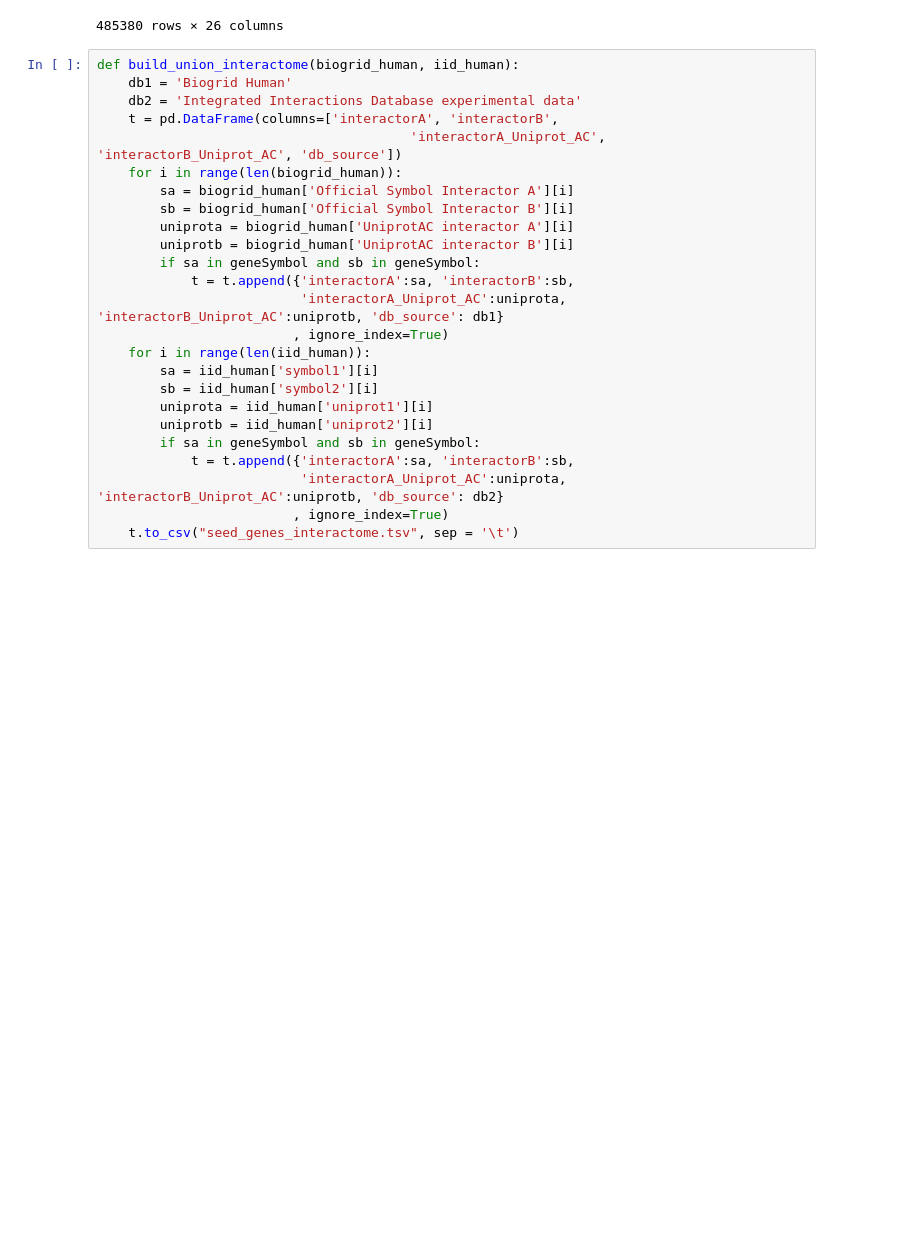
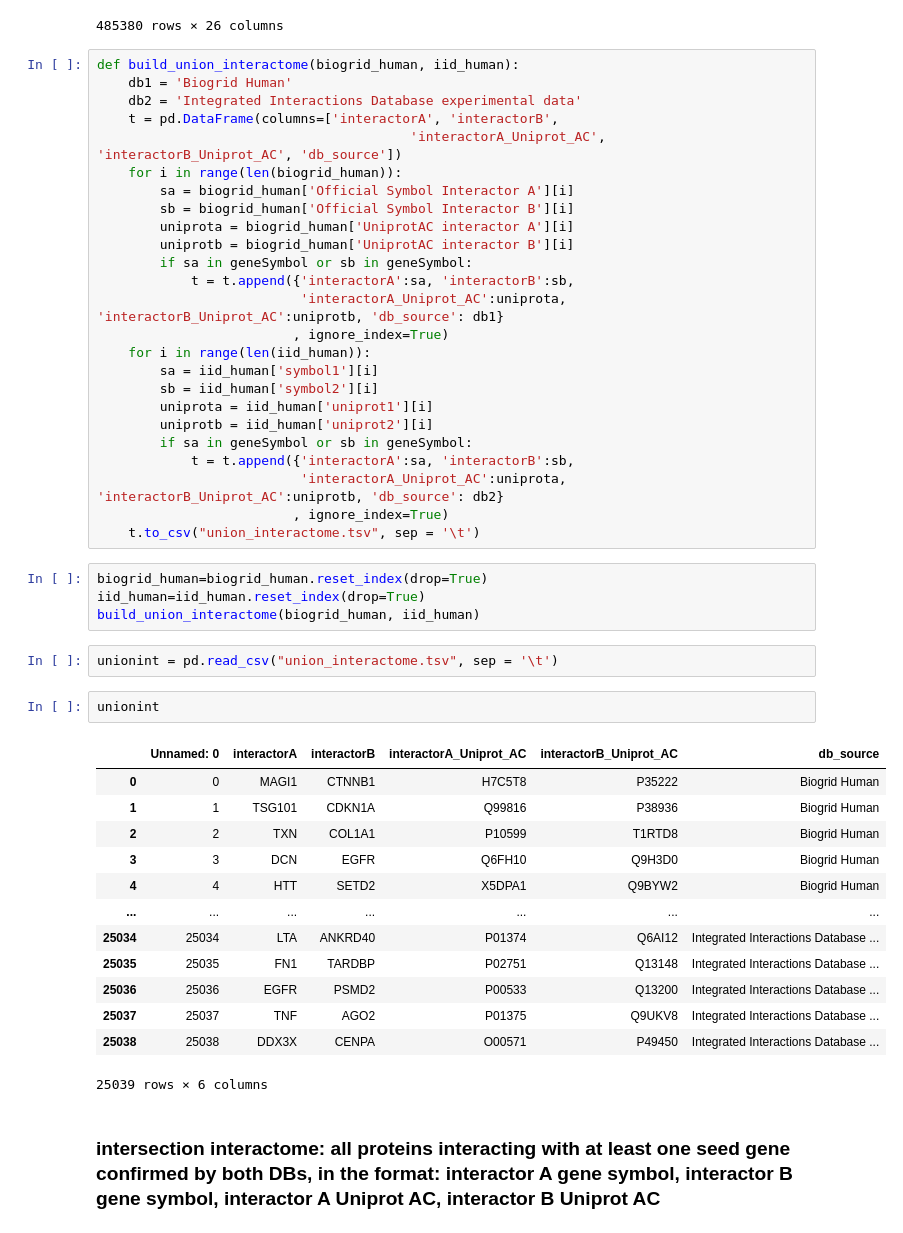
Before and after one commit to giuliacassara/Malignant-Mesothelioma, a Jupyter notebook: Analysis.ipynb, the cells around one changed output. Saved outputs shown, nothing was run; the diff lists cells and outputs as text; blank space fills up the shorter version.

```diff
--- a/Analysis.ipynb
+++ b/Analysis.ipynb
@@ -834,7 +834,7 @@ def build_union_interactome(biogrid_human, iid_human):
         sb = biogrid_human['Official Symbol Interactor B'][i]
         uniprota = biogrid_human['UniprotAC interactor A'][i]
         uniprotb = biogrid_human['UniprotAC interactor B'][i]
-        if sa in geneSymbol and sb in geneSymbol:
+        if sa in geneSymbol or sb in geneSymbol:
             t = t.append({'interactorA':sa, 'interactorB':sb,
                           'interactorA_Uniprot_AC':uniprota, 'interactorB_Uniprot_AC':uniprotb, 'db_source': db1}
                          , ignore_index=True)
@@ -843,8 +843,32 @@ def build_union_interactome(biogrid_human, iid_human):
         sb = iid_human['symbol2'][i]
         uniprota = iid_human['uniprot1'][i]
         uniprotb = iid_human['uniprot2'][i]
-        if sa in geneSymbol and sb in geneSymbol:
+        if sa in geneSymbol or sb in geneSymbol:
             t = t.append({'interactorA':sa, 'interactorB':sb,
                           'interactorA_Uniprot_AC':uniprota, 'interactorB_Uniprot_AC':uniprotb, 'db_source': db2}
                          , ignore_index=True)
-    t.to_csv("seed_genes_interactome.tsv", sep = '\t')
+    t.to_csv("union_interactome.tsv", sep = '\t')
+# %%
+biogrid_human=biogrid_human.reset_index(drop=True)
+iid_human=iid_human.reset_index(drop=True)
+build_union_interactome(biogrid_human, iid_human)
+# %%
+unionint = pd.read_csv("union_interactome.tsv", sep = '\t')
+# %%
+unionint
+# %% [output]
+|  | Unnamed: 0 | interactorA | interactorB | interactorA_Uniprot_AC | interactorB_Uniprot_AC | db_source |
+| 0 | 0 | MAGI1 | CTNNB1 | H7C5T8 | P35222 | Biogrid Human |
+| 1 | 1 | TSG101 | CDKN1A | Q99816 | P38936 | Biogrid Human |
+| 2 | 2 | TXN | COL1A1 | P10599 | T1RTD8 | Biogrid Human |
+| 3 | 3 | DCN | EGFR | Q6FH10 | Q9H3D0 | Biogrid Human |
+| 4 | 4 | HTT | SETD2 | X5DPA1 | Q9BYW2 | Biogrid Human |
+| ... | ... | ... | ... | ... | ... | ... |
+| 25034 | 25034 | LTA | ANKRD40 | P01374 | Q6AI12 | Integrated Interactions Database ... |
+| 25035 | 25035 | FN1 | TARDBP | P02751 | Q13148 | Integrated Interactions Database ... |
+| 25036 | 25036 | EGFR | PSMD2 | P00533 | Q13200 | Integrated Interactions Database ... |
+| 25037 | 25037 | TNF | AGO2 | P01375 | Q9UKV8 | Integrated Interactions Database ... |
+| 25038 | 25038 | DDX3X | CENPA | O00571 | P49450 | Integrated Interactions Database ... |
+25039 rows × 6 columns
+# %% [markdown]
+### intersection interactome: all proteins interacting with at least one seed gene confirmed by both DBs, in the       format: interactor A gene symbol, interactor B gene symbol, interactor A Uniprot AC, interactor B Uniprot AC
```
Also changed, not shown: parts of 4 cells of this notebook.
